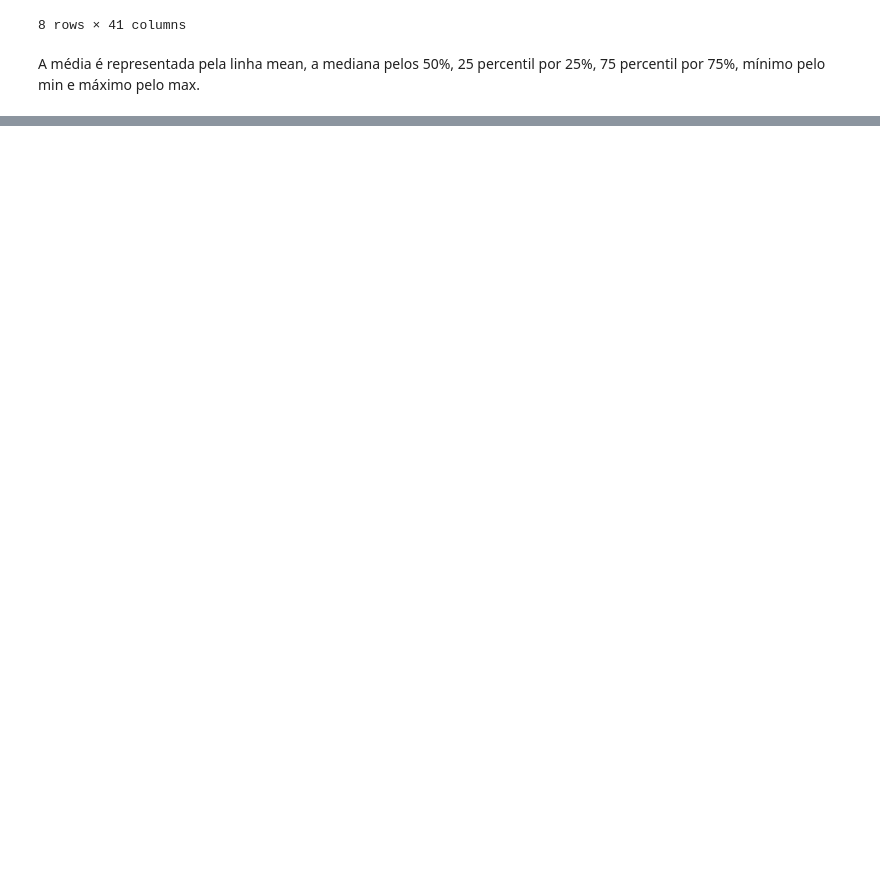
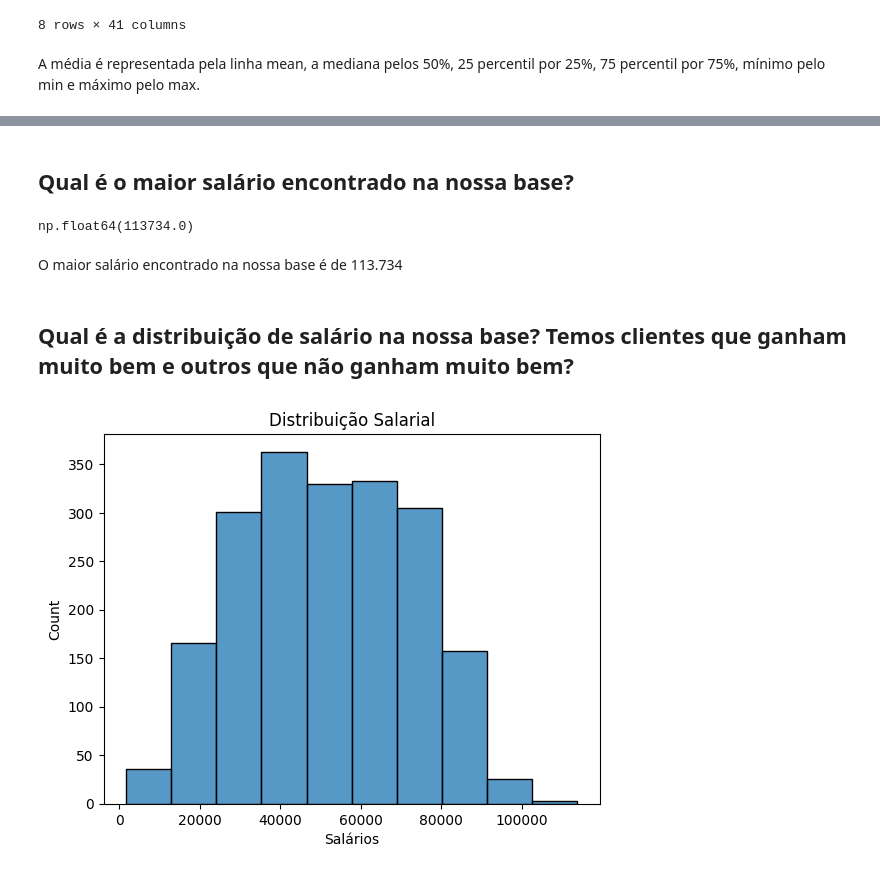
Before and after one commit to joaohsilva416/Desafio-Ifood, a Jupyter notebook: notebooks/Desafio Ifood.ipynb, the cells around one changed output, grey strips where cells are left out. Drawn from its saved outputs; the diff is of its cells as text; code cells hidden in the pictures; blank space fills up the shorter version.

```diff
--- a/notebooks/Desafio Ifood.ipynb
+++ b/notebooks/Desafio Ifood.ipynb
@@ -213,0 +221,22 @@ A média é representada pela linha mean, a mediana pelos 50%, 25 percentil por
+# %% [markdown]
+## Qual é o maior salário encontrado na nossa base?
+# %%
+df["Income"].max()
+# %% [output]
+np.float64(113734.0)
+# %% [markdown]
+O maior salário encontrado na nossa base é de 113.734
+# %% [markdown]
+## Qual é a distribuição de salário na nossa base? Temos clientes que ganham muito bem e outros que não ganham muito bem?
+# %%
+# Criando o histograma
+sns.histplot(data=df, x=df["Income"], bins=10)
+
+# Adicionando rótulos
+plt.xlabel('Salários')
+plt.title('Distribuição Salarial')
+
+# Exibir o Histograma
+plt.show();
+# %% [output]
+[figure, added]
```
Also changed, not shown: parts of 6 cells of this notebook, 2 other files.
